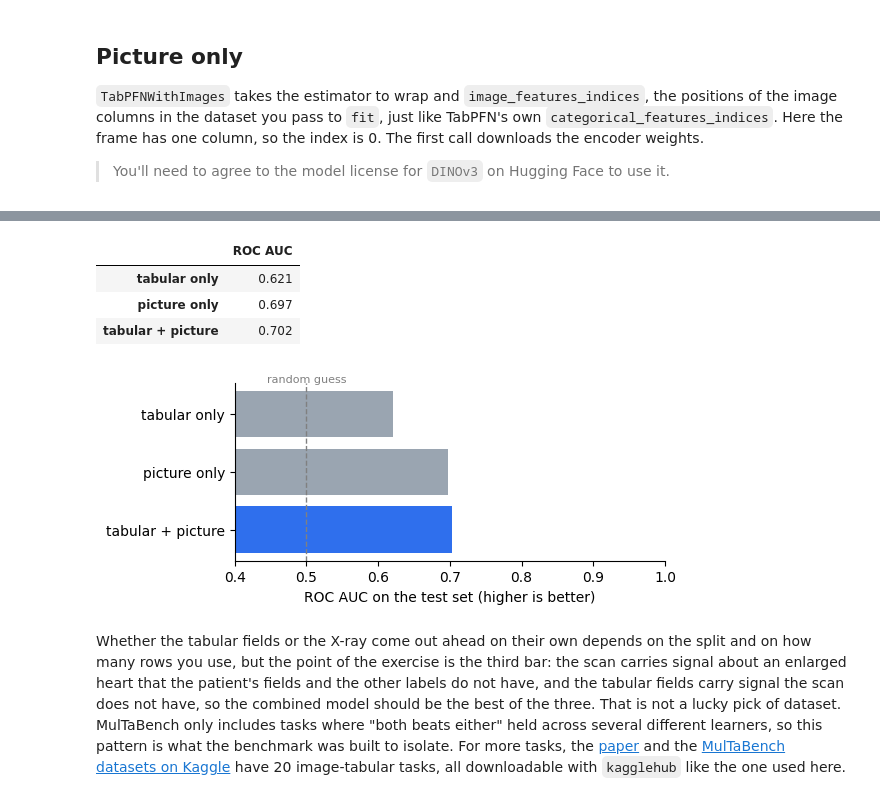
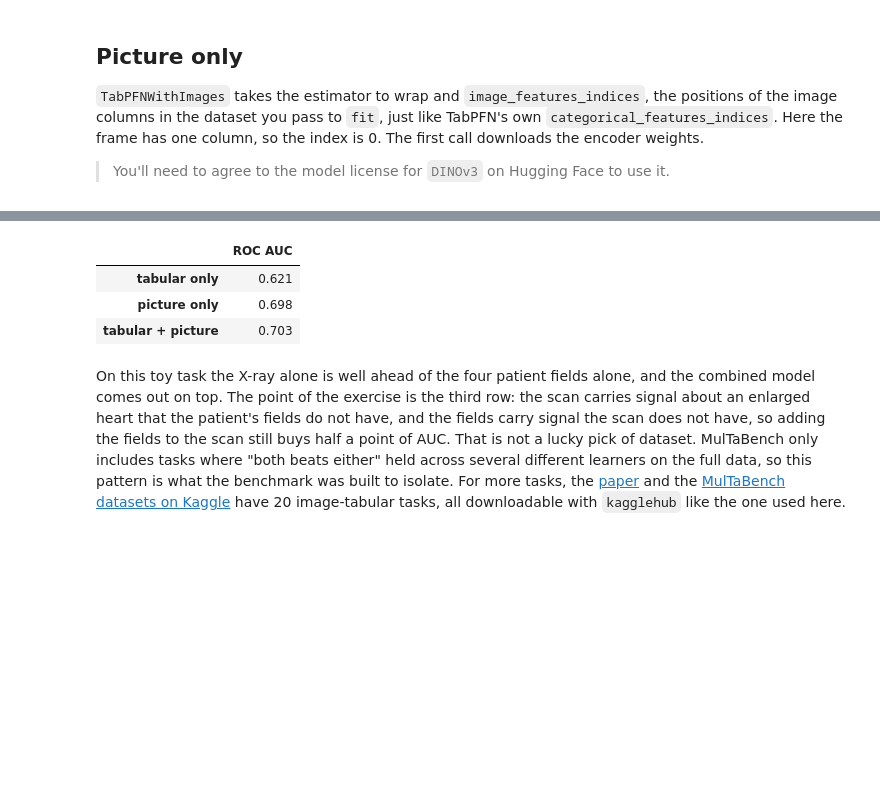
Before and after one commit to PriorLabs/tabpfn-cookbook, a Jupyter notebook: notebooks/tabpfn_with_images.ipynb, the cells around one changed output, grey strips where cells are left out. Saved outputs shown, nothing was run; the diff lists cells and outputs as text; code cells hidden in the pictures; blank space fills up the shorter version.

```diff
--- a/notebooks/tabpfn_with_images.ipynb
+++ b/notebooks/tabpfn_with_images.ipynb
@@ -71,5 +71,5 @@ We fetch the CheXpert subsample from Kaggle. Each row is one chest X-ray study:
 # %%
-root = Path(kagglehub.dataset_download("chico89/multabench-chexpert-subsampled"))
+root = Path(kagglehub.dataset_download("chico89/multabench-chexpert-toy-subsampled"))
 data = pd.read_csv(root / "data.csv")
 if N_ROWS is not None:
     data = data.sample(n=N_ROWS, random_state=0).reset_index(drop=True)
@@ -180,23 +180,10 @@ ROC AUC, tabular + picture: 0.702
 # %%
 scores = pd.Series(results, name="ROC AUC").to_frame()
 display(scores.round(3))
-
-fig, ax = plt.subplots(figsize=(6, 2.6))
-ax.barh(list(results), list(results.values()), color=["#9aa5b1", "#9aa5b1", "#2f6fed"])
-ax.axvline(0.5, linestyle="--", color="grey", linewidth=1)
-ax.text(0.5, -0.55, "random guess", fontsize=8, color="grey", ha="center")
-ax.set_xlim(0.4, 1.0)
-ax.set_xlabel("ROC AUC on the test set (higher is better)")
-ax.invert_yaxis()
-for spine in ("top", "right"):
-    ax.spines[spine].set_visible(False)
-plt.tight_layout()
-plt.show()
 # %% [output]
 |  | ROC AUC |
 | tabular only | 0.621 |
-| picture only | 0.697 |
-| tabular + picture | 0.702 |
+| picture only | 0.698 |
+| tabular + picture | 0.703 |
-[figure, removed]
 # %% [markdown]
-Whether the tabular fields or the X-ray come out ahead on their own depends on the split and on how many rows you use, but the point of the exercise is the third bar: the scan carries signal about an enlarged heart that the patient's fields and the other labels do not have, and the tabular fields carry signal the scan does not have, so the combined model should be the best of the three. That is not a lucky pick of dataset. MulTaBench only includes tasks where "both beats either" held across several different learners, so this pattern is what the benchmark was built to isolate. For more tasks, the [paper](https://arxiv.org/abs/2605.10616) and the [MulTaBench datasets on Kaggle](https://www.kaggle.com/chico89/datasets) have 20 image-tabular tasks, all downloadable with `kagglehub` like the one used here.
+On this toy task the X-ray alone is well ahead of the four patient fields alone, and the combined model comes out on top. The point of the exercise is the third row: the scan carries signal about an enlarged heart that the patient's fields do not have, and the fields carry signal the scan does not have, so adding the fields to the scan still buys half a point of AUC. That is not a lucky pick of dataset. MulTaBench only includes tasks where "both beats either" held across several different learners on the full data, so this pattern is what the benchmark was built to isolate. For more tasks, the [paper](https://arxiv.org/abs/2605.10616) and the [MulTaBench datasets on Kaggle](https://www.kaggle.com/chico89/datasets) have 20 image-tabular tasks, all downloadable with `kagglehub` like the one used here.
```
Also changed, not shown: parts of 9 cells of this notebook, 3 other files.
